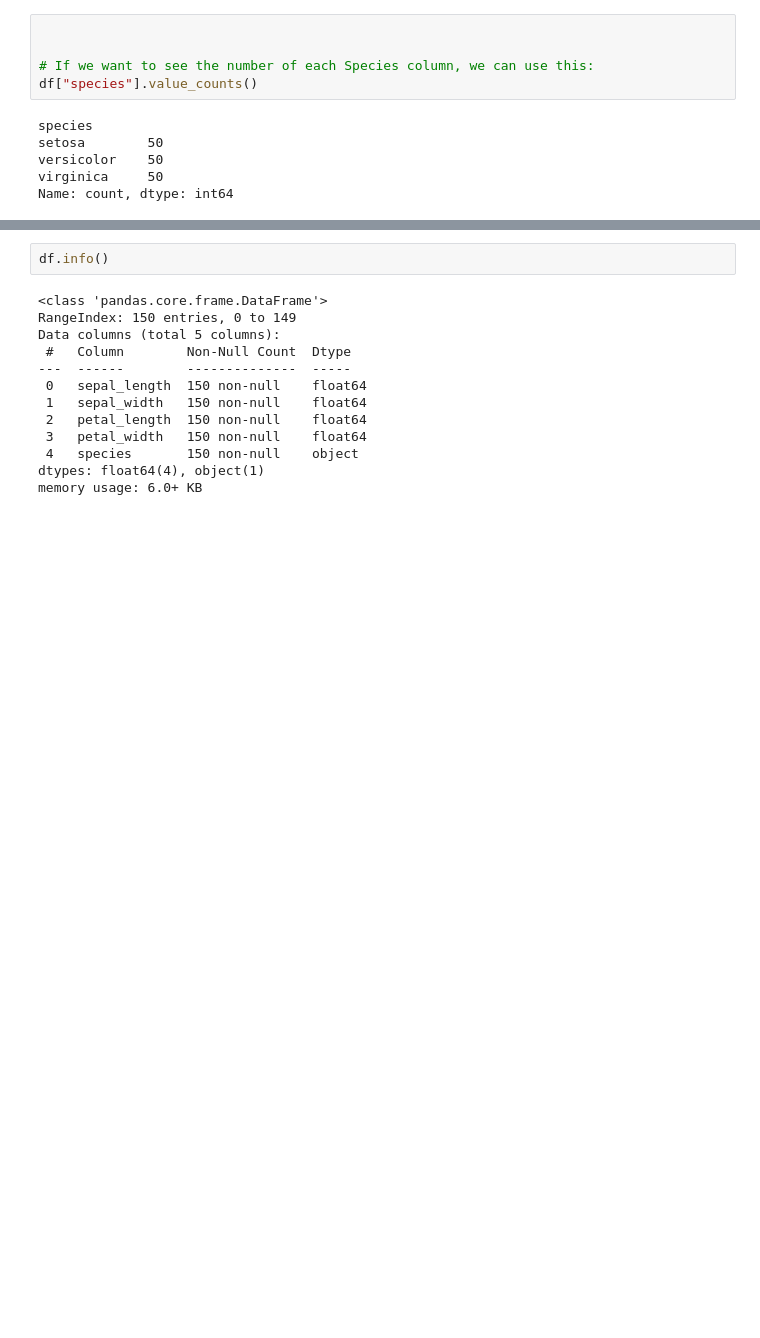
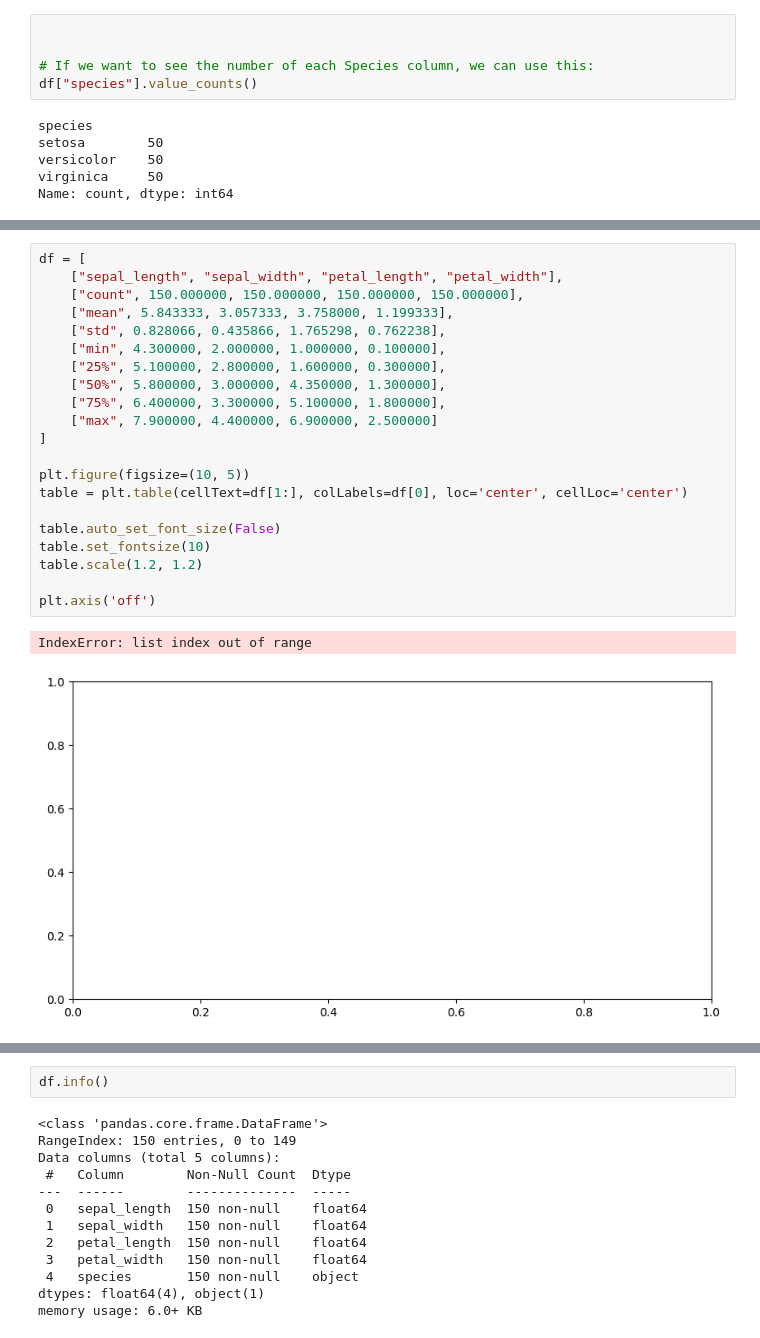
Before and after one commit to Grainne10/Pands-Project, a Jupyter notebook: analysis.ipynb, the cells around one changed output, grey strips where cells are left out. Cells and saved outputs as stored; diff of their text form; blank space fills up the shorter version.

```diff
--- a/analysis.ipynb
+++ b/analysis.ipynb
@@ -34,0 +57,24 @@ print(df.isnull())
+# %%
+df = [
+    ["sepal_length", "sepal_width", "petal_length", "petal_width"],
+    ["count", 150.000000, 150.000000, 150.000000, 150.000000],
+    ["mean", 5.843333, 3.057333, 3.758000, 1.199333],
+    ["std", 0.828066, 0.435866, 1.765298, 0.762238],
+    ["min", 4.300000, 2.000000, 1.000000, 0.100000],
+    ["25%", 5.100000, 2.800000, 1.600000, 0.300000],
+    ["50%", 5.800000, 3.000000, 4.350000, 1.300000],
+    ["75%", 6.400000, 3.300000, 5.100000, 1.800000],
+    ["max", 7.900000, 4.400000, 6.900000, 2.500000]
+]
+
+plt.figure(figsize=(10, 5))
+table = plt.table(cellText=df[1:], colLabels=df[0], loc='center', cellLoc='center')
+
+table.auto_set_font_size(False)
+table.set_fontsize(10)
+table.scale(1.2, 1.2)
+
+plt.axis('off')
+# %% [output]
+IndexError: list index out of range
+[figure, added]
```
Also changed, not shown: parts of 6 cells of this notebook, 3 other files.
